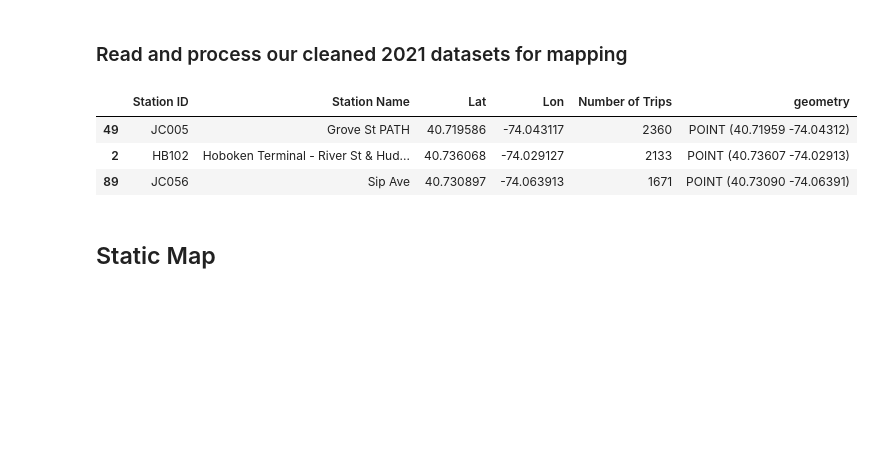
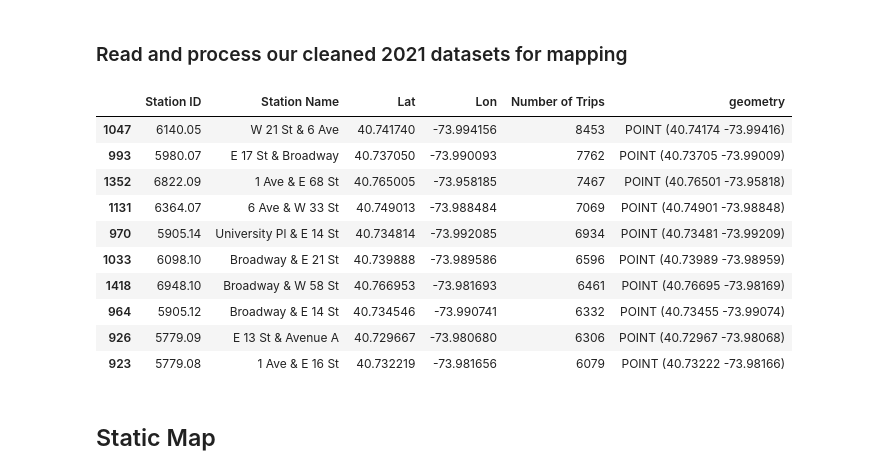
Before and after one commit to tokoth/Bike-mapping, a Jupyter notebook: notebooks/Dec_2021_citi_bike_EDA.ipynb, the cells around one changed output. Drawn from its saved outputs; the diff is of its cells as text; code cells hidden in the pictures; blank space fills up the shorter version.

```diff
--- a/notebooks/Dec_2021_citi_bike_EDA.ipynb
+++ b/notebooks/Dec_2021_citi_bike_EDA.ipynb
@@ -159,21 +159,28 @@ There are 618, duplicate values from a total of 2128, values in the Dec 2021 cle
 # %%
 #Convert DataFrame to GeoDataFrame
 #Assign crs to the geodataframe
 #sorting dataframe by Trips
 
 gdf_Dec2021 = gpd.GeoDataFrame(df_grouped,
                                geometry=gpd.points_from_xy(df_grouped.Lat, df_grouped.Lon),
                                crs='epsg:4326'
                               )
 
 gdf_Dec2021.sort_values(by="Number of Trips", ascending=False, inplace=True)
 
-gdf_Dec2021[:3]
+gdf_Dec2021[:10]
 # %% [output]
 |  | Station ID | Station Name | Lat | Lon | Number of Trips | geometry |
-| 49 | JC005 | Grove St PATH | 40.719586 | -74.043117 | 2360 | POINT (40.71959 -74.04312) |
-| 2 | HB102 | Hoboken Terminal - River St & Hud... | 40.736068 | -74.029127 | 2133 | POINT (40.73607 -74.02913) |
-| 89 | JC056 | Sip Ave | 40.730897 | -74.063913 | 1671 | POINT (40.73090 -74.06391) |
+| 1047 | 6140.05 | W 21 St & 6 Ave | 40.741740 | -73.994156 | 8453 | POINT (40.74174 -73.99416) |
+| 993 | 5980.07 | E 17 St & Broadway | 40.737050 | -73.990093 | 7762 | POINT (40.73705 -73.99009) |
+| 1352 | 6822.09 | 1 Ave & E 68 St | 40.765005 | -73.958185 | 7467 | POINT (40.76501 -73.95818) |
+| 1131 | 6364.07 | 6 Ave & W 33 St | 40.749013 | -73.988484 | 7069 | POINT (40.74901 -73.98848) |
+| 970 | 5905.14 | University Pl & E 14 St | 40.734814 | -73.992085 | 6934 | POINT (40.73481 -73.99209) |
+| 1033 | 6098.10 | Broadway & E 21 St | 40.739888 | -73.989586 | 6596 | POINT (40.73989 -73.98959) |
+| 1418 | 6948.10 | Broadway & W 58 St | 40.766953 | -73.981693 | 6461 | POINT (40.76695 -73.98169) |
+| 964 | 5905.12 | Broadway & E 14 St | 40.734546 | -73.990741 | 6332 | POINT (40.73455 -73.99074) |
+| 926 | 5779.09 | E 13 St & Avenue A | 40.729667 | -73.980680 | 6306 | POINT (40.72967 -73.98068) |
+| 923 | 5779.08 | 1 Ave & E 16 St | 40.732219 | -73.981656 | 6079 | POINT (40.73222 -73.98166) |
 # %% [markdown]
 ## Static Map
 # %%
```
Also changed, not shown: parts of 1 cell of this notebook.
